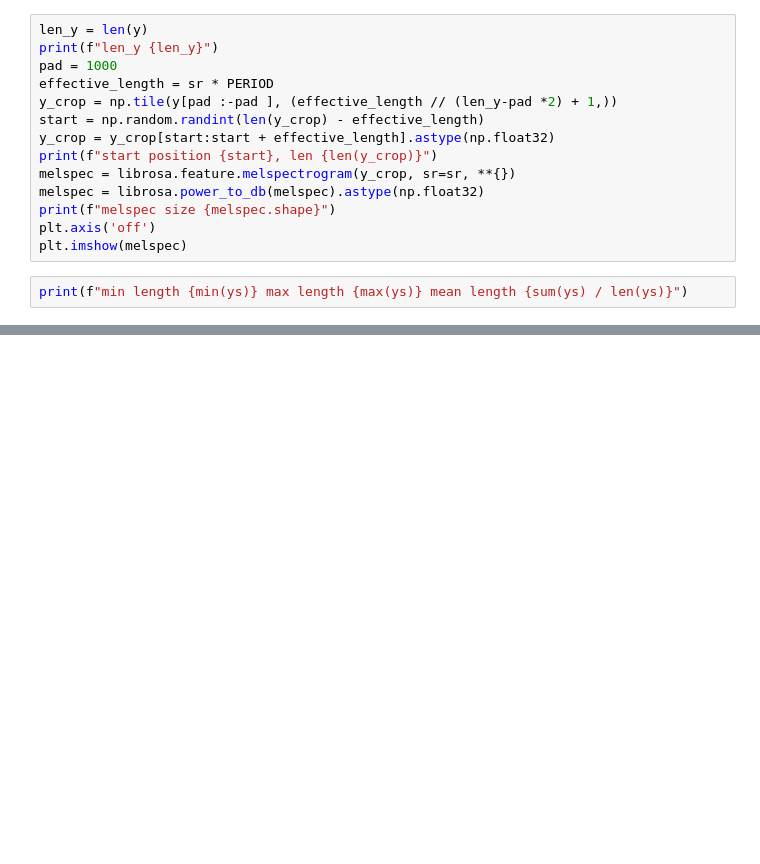
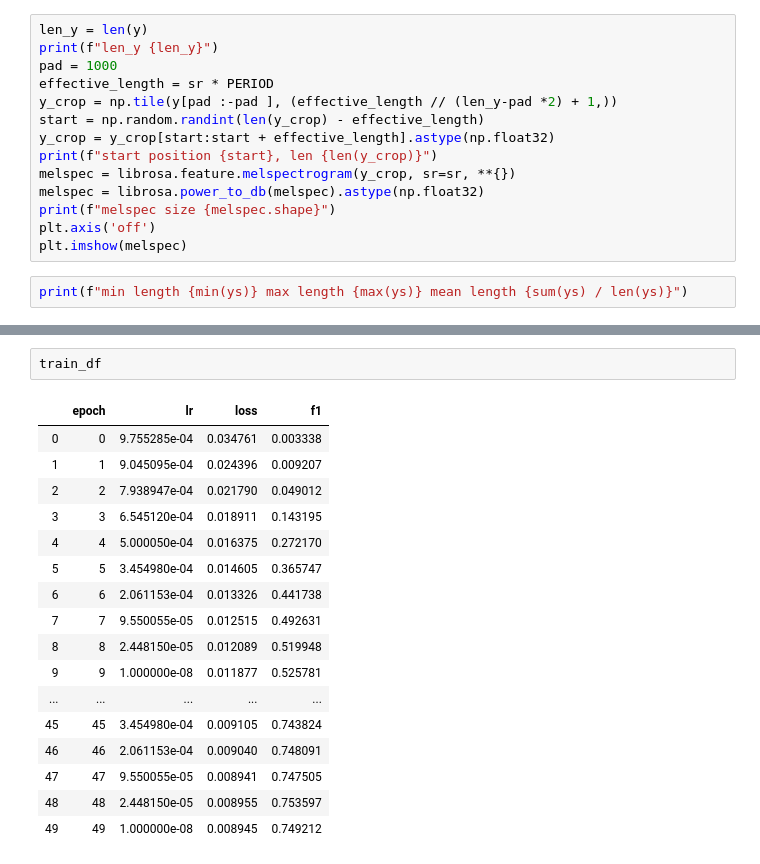
Before and after one commit to tattaka/birdsong-recognition, a Jupyter notebook: src/playground.ipynb, the cells around one changed output, grey strips where cells are left out. Cells and saved outputs as stored; diff of their text form; blank space fills up the shorter version.

```diff
--- a/src/playground.ipynb
+++ b/src/playground.ipynb
@@ -178,0 +127,20 @@ print(f"min length {min(ys)} max length {max(ys)} mean length {sum(ys) / len(ys)
+# %%
+train_df
+# %% [output]
+|  | epoch | lr | loss | f1 |
+| 0 | 0 | 9.755285e-04 | 0.034761 | 0.003338 |
+| 1 | 1 | 9.045095e-04 | 0.024396 | 0.009207 |
+| 2 | 2 | 7.938947e-04 | 0.021790 | 0.049012 |
+| 3 | 3 | 6.545120e-04 | 0.018911 | 0.143195 |
+| 4 | 4 | 5.000050e-04 | 0.016375 | 0.272170 |
+| 5 | 5 | 3.454980e-04 | 0.014605 | 0.365747 |
+| 6 | 6 | 2.061153e-04 | 0.013326 | 0.441738 |
+| 7 | 7 | 9.550055e-05 | 0.012515 | 0.492631 |
+| 8 | 8 | 2.448150e-05 | 0.012089 | 0.519948 |
+| 9 | 9 | 1.000000e-08 | 0.011877 | 0.525781 |
+| ... | ... | ... | ... | ... |
+| 45 | 45 | 3.454980e-04 | 0.009105 | 0.743824 |
+| 46 | 46 | 2.061153e-04 | 0.009040 | 0.748091 |
+| 47 | 47 | 9.550055e-05 | 0.008941 | 0.747505 |
+| 48 | 48 | 2.448150e-05 | 0.008955 | 0.753597 |
+| 49 | 49 | 1.000000e-08 | 0.008945 | 0.749212 |
```
Also changed, not shown: parts of 13 cells of this notebook, 9 other files.
